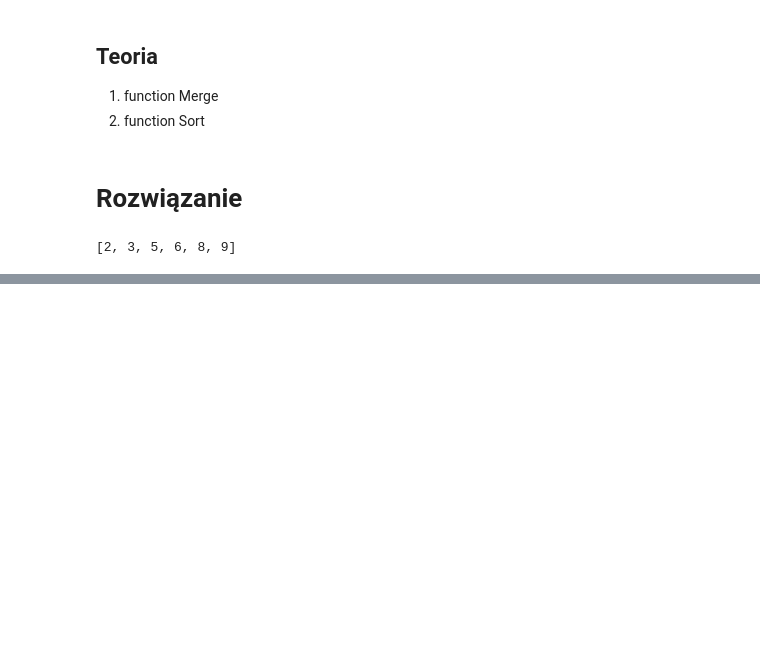
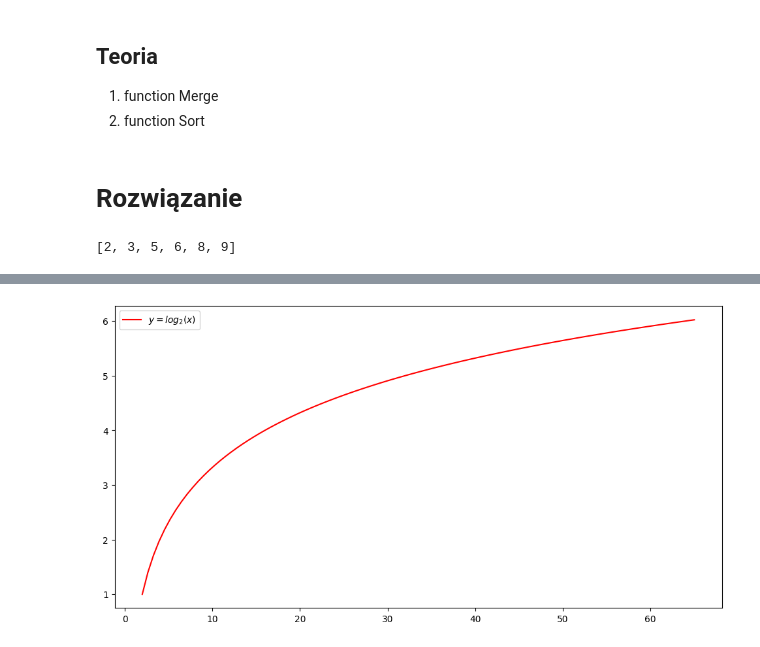
Before and after one commit to marcinsawinski/UEP_KIE_ASD_LAB_PROG, a Jupyter notebook: asd_2_2_solution.ipynb, the cells around one changed output, grey strips where cells are left out. Saved outputs shown, nothing was run; the diff lists cells and outputs as text; code cells hidden in the pictures; blank space fills up the shorter version.

```diff
--- a/asd_2_2_solution.ipynb
+++ b/asd_2_2_solution.ipynb
@@ -51,0 +211,14 @@ plt.plot(x, x**2, 'b-')
+# %%
+# funkcja logarytm 2
+
+import matplotlib.pyplot as plt
+import numpy as np
+
+x = np.linspace(2,65,100)
+
+plt.figure(figsize=(12,6))
+plt.plot(x, np.log2(x), 'r-', label=r'$y = log_2(x)$')
+plt.legend(loc="upper left")
+plt.show()
+# %% [output]
+[figure, added]
```
Also changed, not shown: parts of 10 cells of this notebook, 3 other files.
